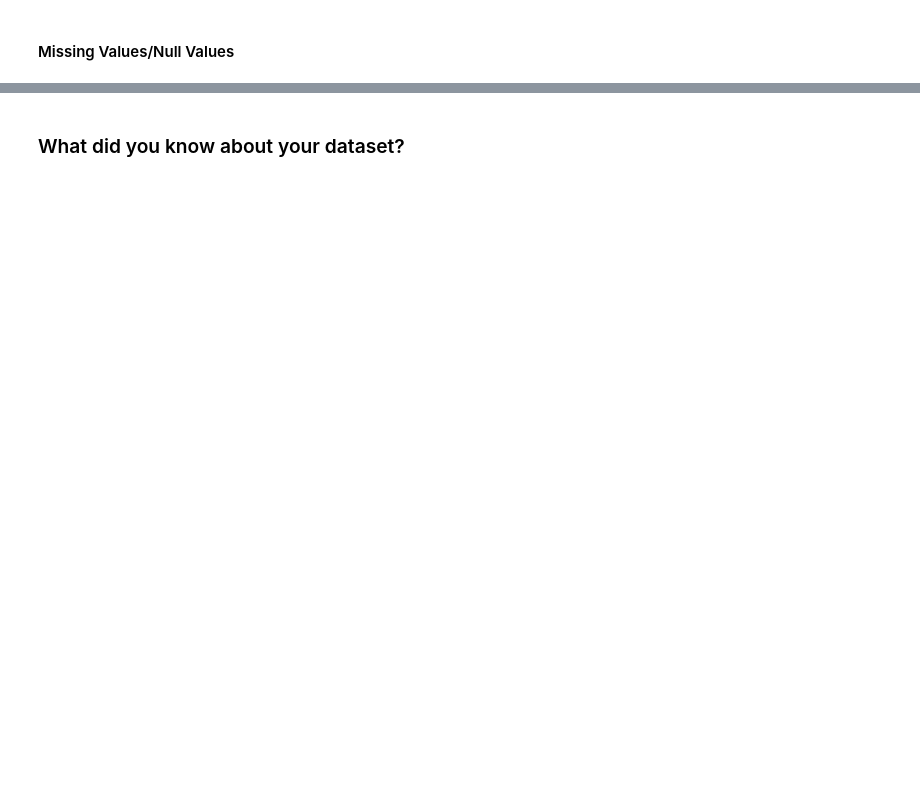
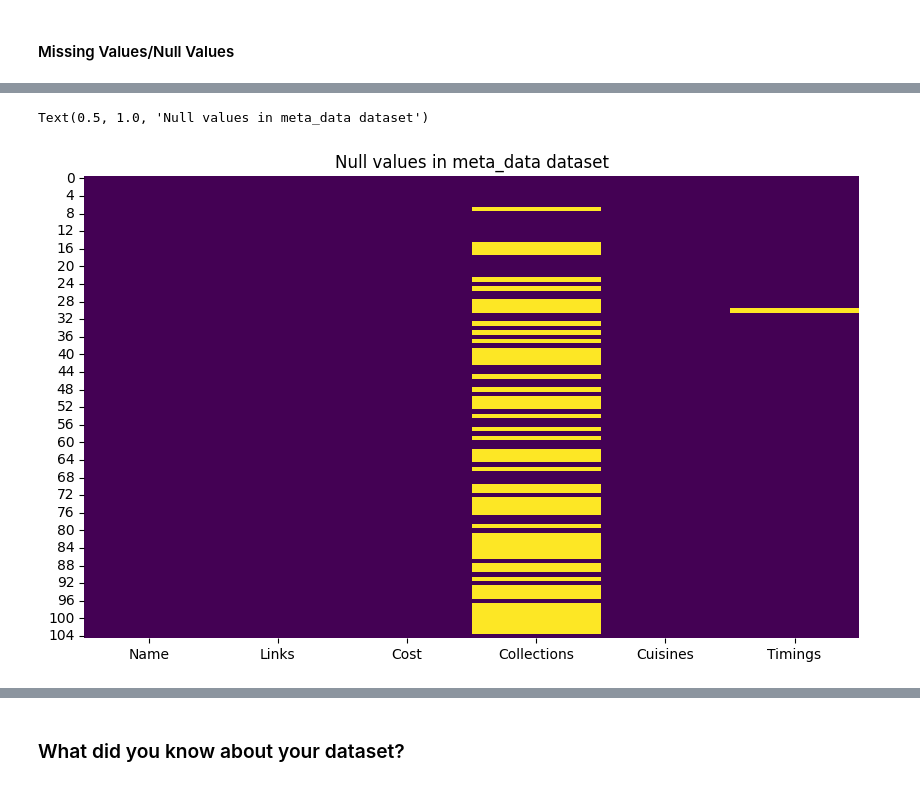
Before and after one commit to adityapatil4141/Zomato-restaurant-clustering-and-sentiment-analysis, a Jupyter notebook: ZOMATO_RESTAURANT_CLUSTERING_AND_SENTIMENT_ANALYSIS.ipynb, the cells around one changed output, grey strips where cells are left out. Saved outputs shown, nothing was run; the diff lists cells and outputs as text; code cells hidden in the pictures; blank space fills up the shorter version.

Commit message:
Wrangling, Visualization

```diff
--- a/ZOMATO_RESTAURANT_CLUSTERING_AND_SENTIMENT_ANALYSIS.ipynb
+++ b/ZOMATO_RESTAURANT_CLUSTERING_AND_SENTIMENT_ANALYSIS.ipynb
@@ -95,7 +95,7 @@ Mounted at /content/drive
 # %%
 # Load Dataset
-df_names = pd.read_csv("")
-df_reviews = pd.read_csv("")
+df_names = pd.read_csv("/content/drive/MyDrive/work files /Project/Zomato Restaurant names and Metadata.csv")
+df_reviews = pd.read_csv("/content/drive/MyDrive/work files /Project/Zomato Restaurant reviews.csv")
 # %% [markdown]
 ### Dataset First View
 # %%
@@ -120,0 +198,8 @@ df_reviews = pd.read_csv("")
+# %%
+# Visualizing the missing values
+plt.figure(figsize=(10,6))
+sns.heatmap(df_names.isnull(),cmap='viridis',cbar=False)
+plt.title("Null values in meta_data dataset")
+# %% [output]
+Text(0.5, 1.0, 'Null values in meta_data dataset')
+[figure, added]
```
Also changed, not shown: parts of 40 cells of this notebook.
